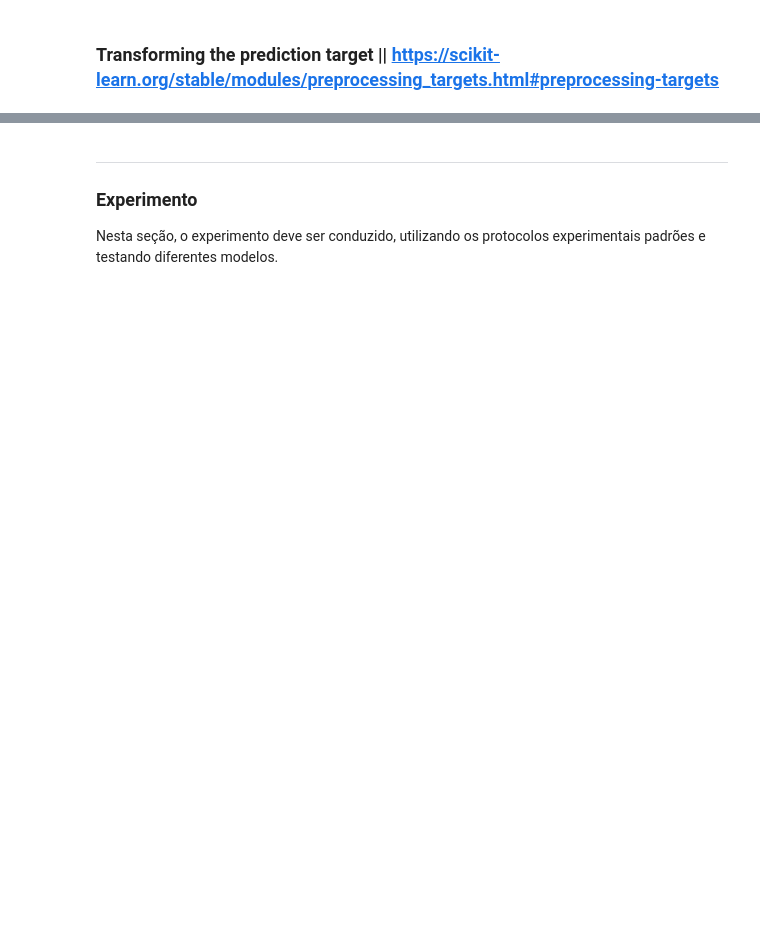
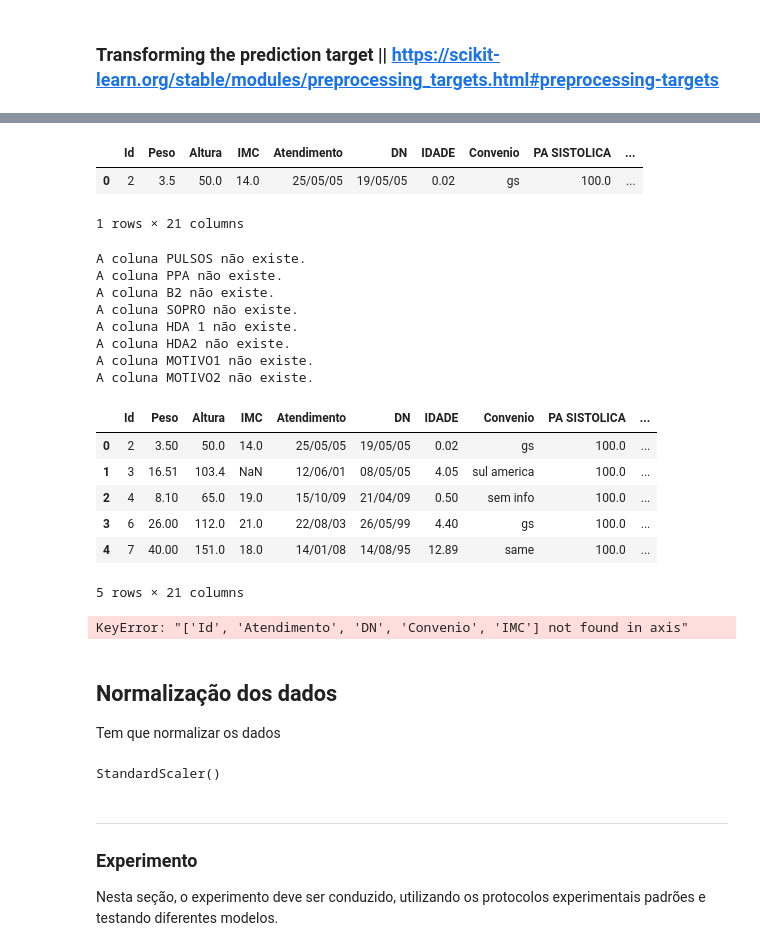
Before and after one commit to paulacaires/Projeto_AM, a Jupyter notebook: main.ipynb, the cells around one changed output, grey strips where cells are left out. Cells and saved outputs as stored; diff of their text form; code cells hidden in the pictures; blank space fills up the shorter version.

```diff
--- a/main.ipynb
+++ b/main.ipynb
@@ -874,11 +874,9 @@ A data de nascimento e consulta podem ser eliminadas, pois é mais significativo
 
 Em uma primeira análise, considera-se que o convênio utilizado não tem relação com o diagnóstico. Porém, pode ser questionado nas próximas versões.
 # %%
-# Unir os dois dataframes para não dar problema de tamanho após unir os dois
+# Unir os dois dataframes para não dar problema de tamanho para unir os dois
 df = pd.merge(df, df_classe, on = 'Id', how = 'left')
 display(df.columns)
-df = df.dropna(subset=['CLASSE'])
-print(df.shape[0])
 # %% [output]
 Index(['Id', 'Peso', 'Altura', 'IMC', 'Atendimento', 'DN', 'IDADE', 'Convenio',
        'PULSOS', 'PA SISTOLICA', 'PA DIASTOLICA', 'PPA', 'B2', 'SOPRO', 'FC',
@@ -888,5 +885,3 @@ Index(['Id', 'Peso', 'Altura', 'IMC', 'Atendimento', 'DN', 'IDADE', 'Convenio',
-# %%
-df = df.drop(['Id', 'Atendimento', 'DN', 'Convenio'], axis=1)
 # %% [markdown]
 #### Transformação de Dados
 
@@ -930,2 +904,11 @@ ValueError: Expected a 2-dimensional container but got <class 'pandas.core.serie
 # %% [markdown]
 ### Transforming the prediction target || https://scikit-learn.org/stable/modules/preprocessing_targets.html#preprocessing-targets
+# %%
+# Conferir a distribuição das classes
+analise_descritiva_categorica(df, 'CLASSE')
+
+# Apagar aqueles que são de classe "sem info"
+df.drop(df[df['CLASSE'] == 'sem info'].index, inplace=True)
+
+# Apagar objetos duplicados
+df.drop_duplicates(subset = df.columns[1:-1], keep = 'first', inplace = True)
@@ -932,7 +929,9 @@ ValueError: Expected a 2-dimensional container but got <class 'pandas.core.serie
 # %%
+# Encode a classe
 from sklearn.preprocessing import LabelEncoder
 le = LabelEncoder()
-le.fit(df_classe['CLASSE'])
+le.fit(df['CLASSE'])
 
-# Conferir no caso de valores nulos
-df_classe['CLASSE'] = le.transform(df_classe['CLASSE'])
+print(le.classes_) # anormal and normal
+
+df['CLASSE'] = le.transform(df['CLASSE'])
@@ -939,3 +956,60 @@ df_classe['CLASSE'] = le.transform(df_classe['CLASSE'])
+# %%
+from sklearn.preprocessing import TargetEncoder
+
+display(df.head(1))
+# Colunas nas quais quero aplicar o TargetEncoder
+cols = ['PULSOS', 'PPA', 'B2', 'SOPRO', 'HDA 1', 'HDA2', 'MOTIVO1', 'MOTIVO2']
+target = 'CLASSE'
+
+for col in cols:
+    # Conferir se a coluna existe
+    if col not in df.columns:
+        print(f'A coluna {col} não existe.')
+        continue
+
+    encoder = TargetEncoder()
+    encoder.fit(X = df[[col]], y = df[target])
+    df[col + '_encoded'] = encoder.transform(df[[col]])
+
+    df.drop(col, axis = 1, inplace=True)
+
+display(df.head())
+# %% [output]
+|  | Id | Peso | Altura | IMC | Atendimento | DN | IDADE | Convenio | PA SISTOLICA | ... |
+| 0 | 2 | 3.5 | 50.0 | 14.0 | 25/05/05 | 19/05/05 | 0.02 | gs | 100.0 | ... |
+1 rows × 21 columns
+A coluna PULSOS não existe.
+A coluna PPA não existe.
+A coluna B2 não existe.
+A coluna SOPRO não existe.
+A coluna HDA 1 não existe.
+A coluna HDA2 não existe.
+A coluna MOTIVO1 não existe.
+A coluna MOTIVO2 não existe.
+|  | Id | Peso | Altura | IMC | Atendimento | DN | IDADE | Convenio | PA SISTOLICA | ... |
+| 0 | 2 | 3.50 | 50.0 | 14.0 | 25/05/05 | 19/05/05 | 0.02 | gs | 100.0 | ... |
+| 1 | 3 | 16.51 | 103.4 | NaN | 12/06/01 | 08/05/05 | 4.05 | sul america | 100.0 | ... |
+| 2 | 4 | 8.10 | 65.0 | 19.0 | 15/10/09 | 21/04/09 | 0.50 | sem info | 100.0 | ... |
+| 3 | 6 | 26.00 | 112.0 | 21.0 | 22/08/03 | 26/05/99 | 4.40 | gs | 100.0 | ... |
+| 4 | 7 | 40.00 | 151.0 | 18.0 | 14/01/08 | 14/08/95 | 12.89 | same | 100.0 | ... |
+5 rows × 21 columns
+# %%
+# Dropando colunas
+df = df.drop(['Id', 'Atendimento', 'DN', 'Convenio', 'IMC'], axis=1)
+# %% [output]
+KeyError: "['Id', 'Atendimento', 'DN', 'Convenio', 'IMC'] not found in axis"
+# %% [markdown]
+## Normalização dos dados
+
+Tem que normalizar os dados
+# %%
+from sklearn.preprocessing import StandardScaler
+
+colunas_normalizar = [col for col in df.columns if col != 'CLASSE']
+scaler = StandardScaler()
+scaler.fit(df[colunas_normalizar])
+# %% [output]
+StandardScaler()
 # %% [markdown]
 ---
 ### Experimento
```
Also changed, not shown: parts of 7 cells of this notebook.
